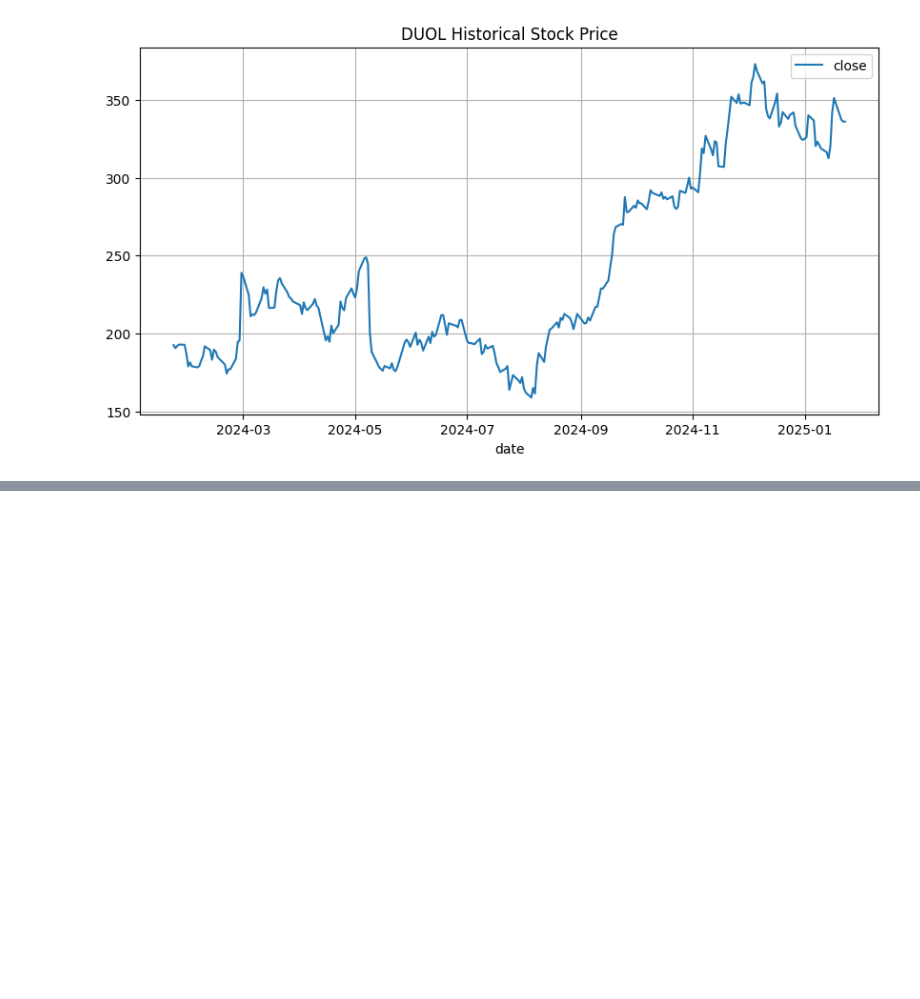
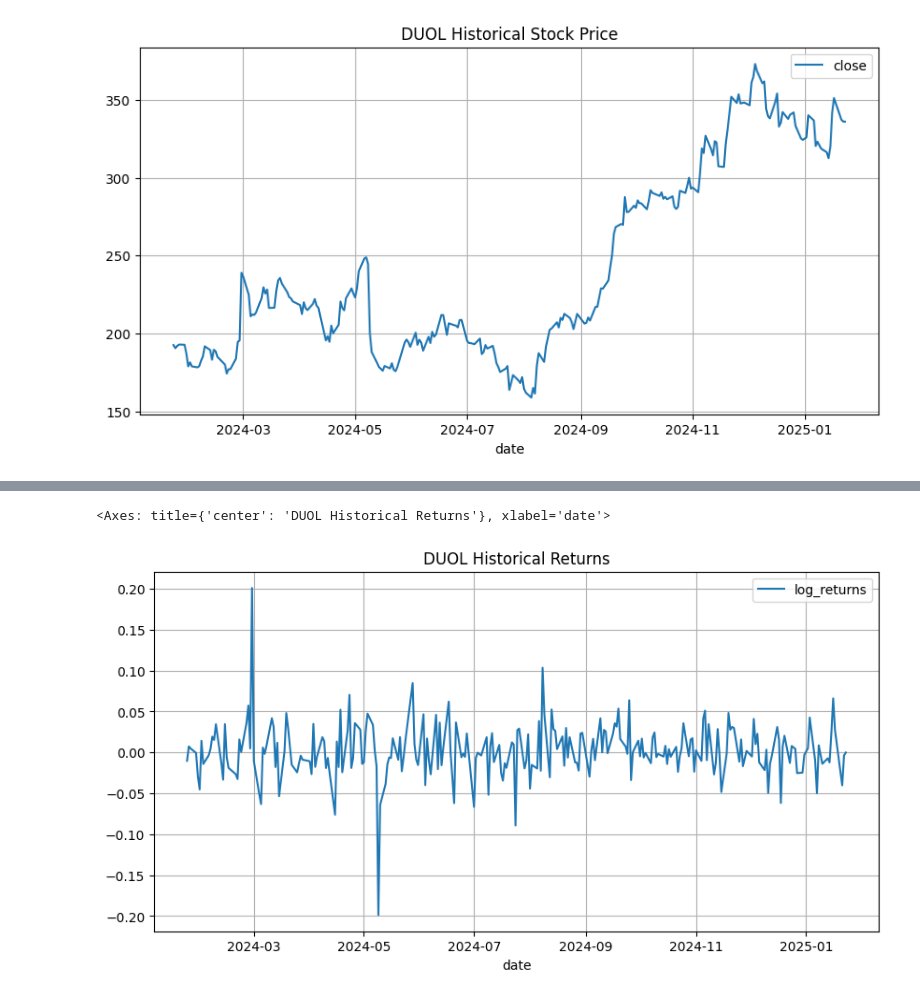
Before and after one commit to businessmajor/pyinvest, a Jupyter notebook: DUOL Technical Analysis.ipynb, the cells around one changed output, grey strips where cells are left out. Saved outputs shown, nothing was run; the diff lists cells and outputs as text; code cells hidden in the pictures; blank space fills up the shorter version.

```diff
--- a/DUOL Technical Analysis.ipynb
+++ b/DUOL Technical Analysis.ipynb
@@ -25,0 +33,5 @@ df.plot(y = "close", figsize=(10,5), grid = True, title="DUOL Historical Stock P
+# %%
+df.plot(y = "log_returns", figsize=(10,5), grid = True, title="DUOL Historical Returns")
+# %% [output]
+<Axes: title={'center': 'DUOL Historical Returns'}, xlabel='date'>
+[figure, added]
```
Also changed, not shown: parts of 3 cells of this notebook.
